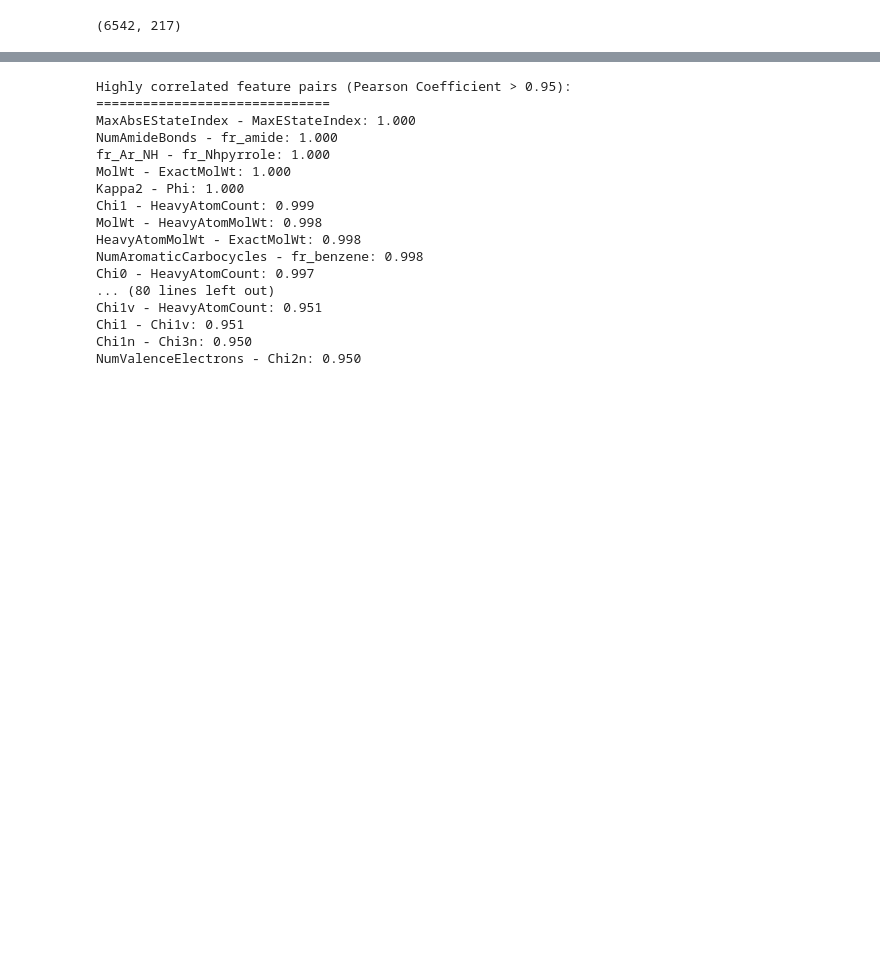
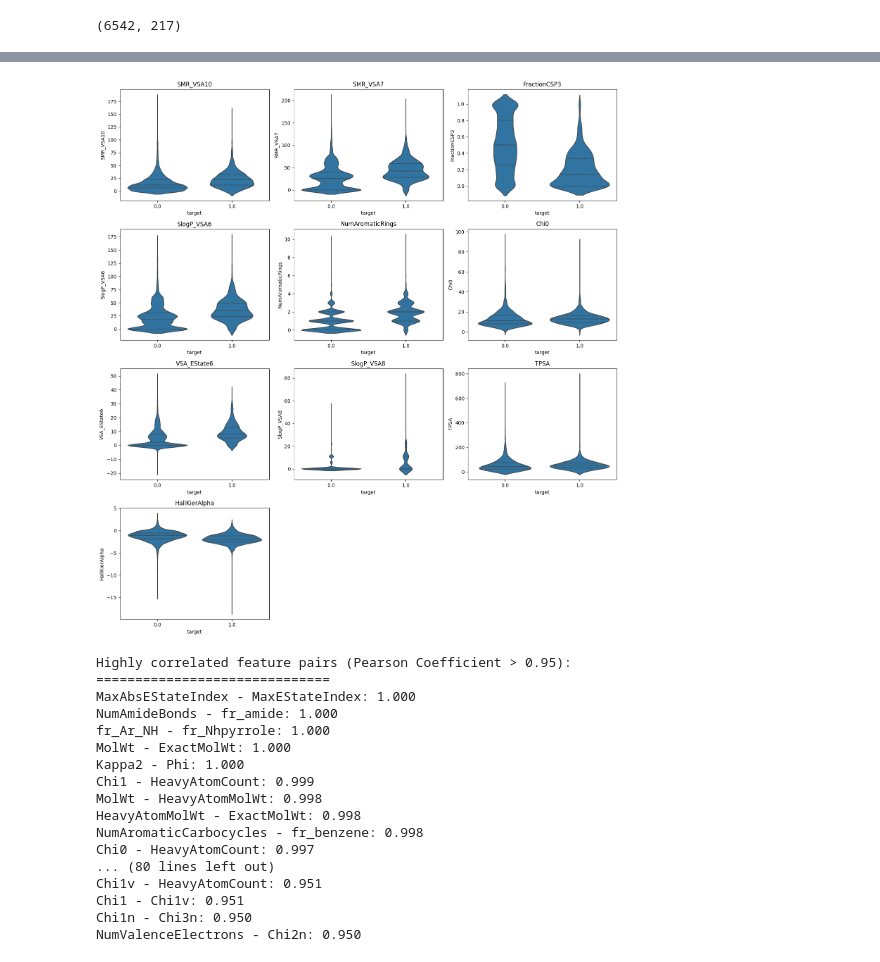
Before and after one commit to marco-la-rosa/tox21-toxicity-ML-classification, a Jupyter notebook: tox21-toxicity-ML-classification.ipynb, the cells around one changed output, grey strips where cells are left out. Drawn from its saved outputs; the diff is of its cells as text; code cells hidden in the pictures; blank space fills up the shorter version.

```diff
--- a/tox21-toxicity-ML-classification.ipynb
+++ b/tox21-toxicity-ML-classification.ipynb
@@ -373,0 +372,17 @@ desc_df[["SMR_VSA8", "SlogP_VSA9", "fr_diazo"]]
+# %%
+import pandas as pd
+from sklearn.feature_selection import mutual_info_classif
+
+# calcolo MI
+mi_scores = mutual_info_classif(desc_df_clean, y, random_state=seed)
+
+# dataframe con punteggi
+mi_df = pd.DataFrame({
+    "feature": desc_df_clean.columns,
+    "mi_score": mi_scores
+}).sort_values(by="mi_score", ascending=False)
+
+# top 10
+top10_features = mi_df.head(10)["feature"].tolist()
+
+print(mi_df.head(10))
@@ -374,3 +401,37 @@ desc_df[["SMR_VSA8", "SlogP_VSA9", "fr_diazo"]]
+# %%
+import seaborn as sns
+import matplotlib.pyplot as plt
+
+X_top10 = desc_df_clean[top10_features].copy()
+X_top10["target"] = y.values
+
+# subplot grid
+n_cols = 3
+n_rows = (len(top10_features) + n_cols - 1) // n_cols
+
+fig, axes = plt.subplots(n_rows, n_cols, figsize=(15, 4 * n_rows))
+axes = axes.flatten()
+
+for i, feature in enumerate(top10_features):
+    sns.violinplot(
+        cmap=cmap,
+        data=X_top10,
+        x="target",
+        y=feature,
+        ax=axes[i],
+        inner="quartile"  # mostra mediana + quartili
+    )
+    axes[i].set_title(feature)
+
+# rimuovi subplot vuoti
+for j in range(i + 1, len(axes)):
+    fig.delaxes(axes[j])
+
+plt.tight_layout()
+save_plot("top10-violin-feature-distro-plot")
+plt.show()
+# %% [output]
+[figure, added]
 # %%
 threshold = 0.95
 
```
Also changed, not shown: parts of 49 cells of this notebook, 3 other files.
